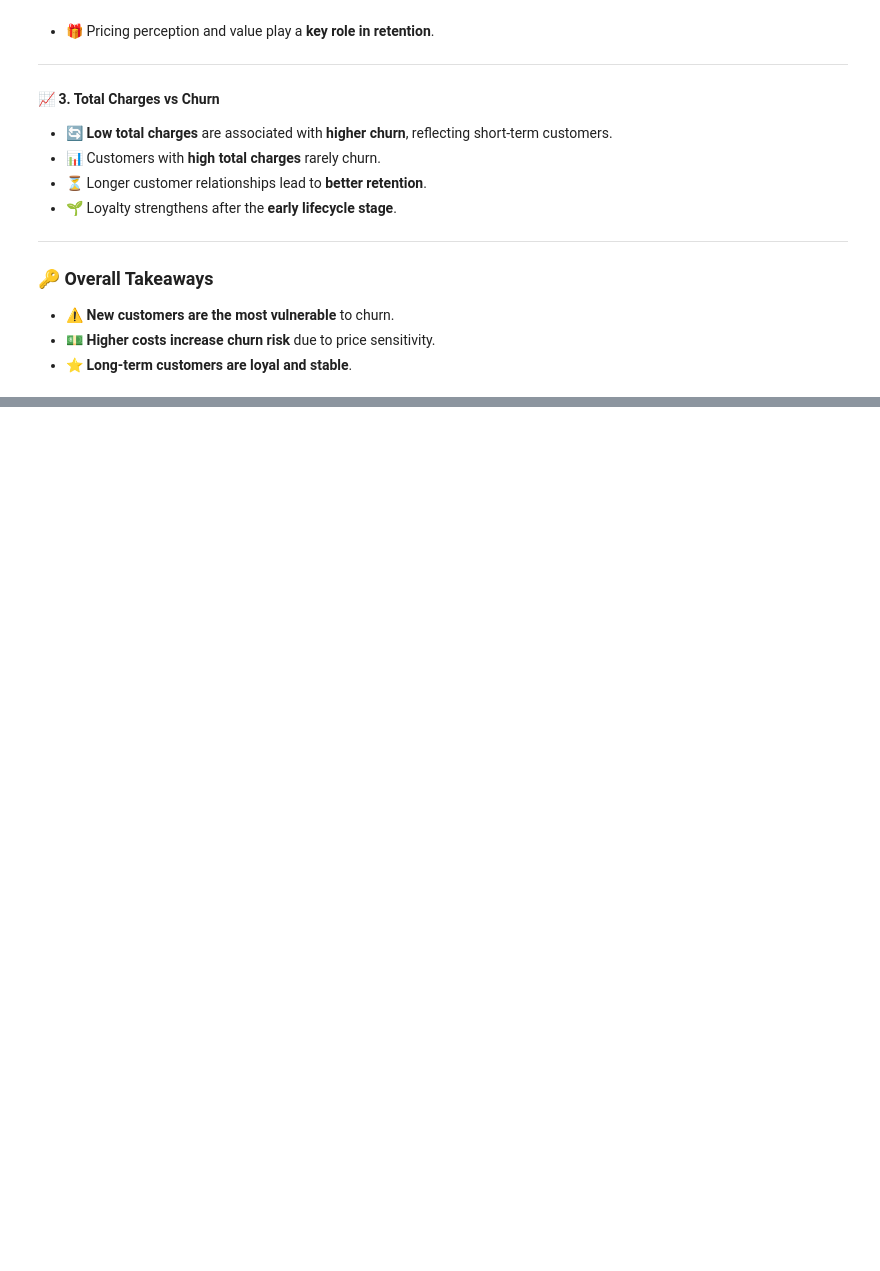
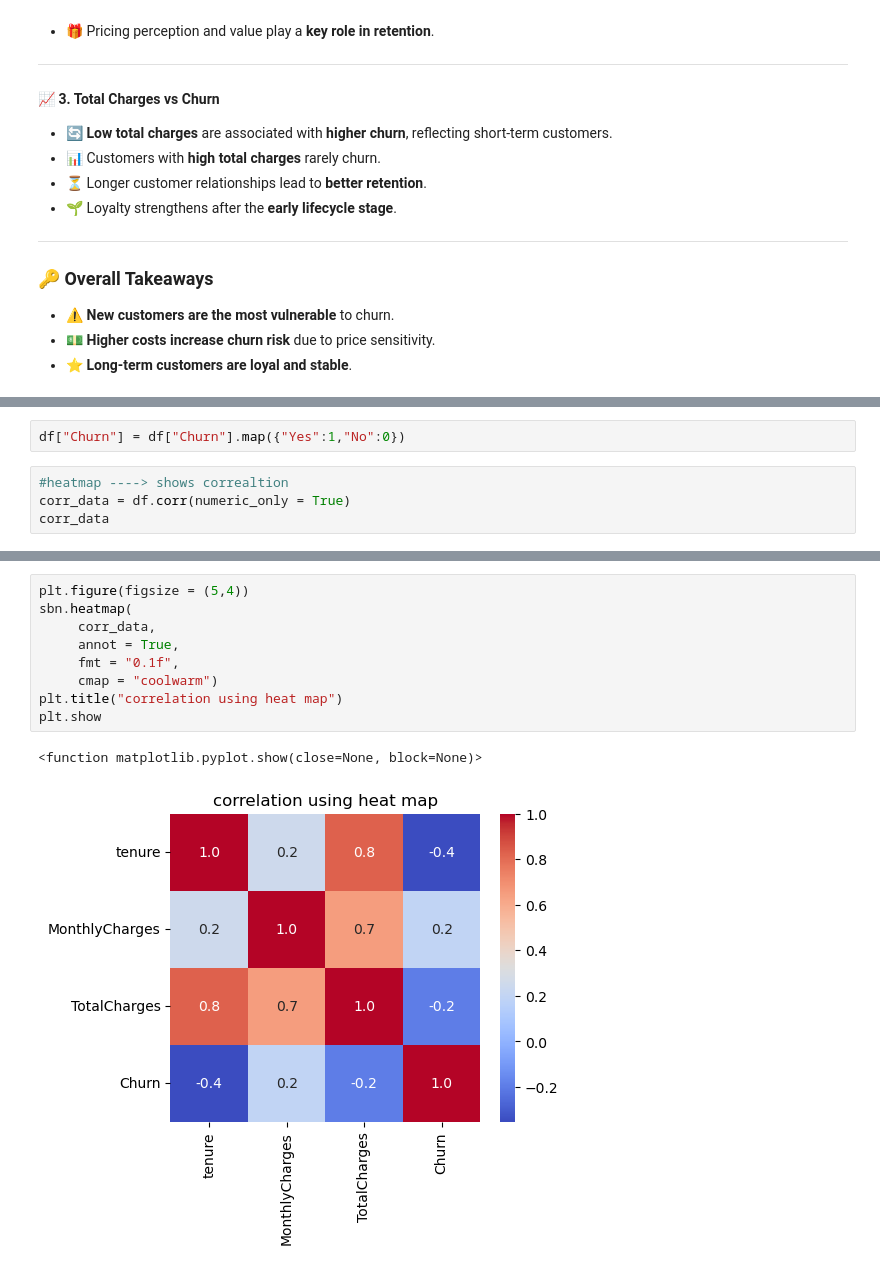
Before and after one commit to Ashna-kerol01/EDA-Project-, a Jupyter notebook: EDAfile1.ipynb, the cells around one changed output, grey strips where cells are left out. Cells and saved outputs as stored; diff of their text form; blank space fills up the shorter version.

Commit message:
Complete Churn Analysis

```diff
--- a/EDAfile1.ipynb
+++ b/EDAfile1.ipynb
@@ -327,0 +348,6 @@ for i in X:
+# %%
+df["Churn"] = df["Churn"].map({"Yes":1,"No":0})
+# %%
+#heatmap ----> shows correaltion
+corr_data = df.corr(numeric_only = True)
+corr_data
@@ -327,0 +360,12 @@ for i in X:
+# %%
+plt.figure(figsize = (5,4))
+sbn.heatmap(
+     corr_data,
+     annot = True,
+     fmt = "0.1f",
+     cmap = "coolwarm")
+plt.title("correlation using heat map")
+plt.show
+# %% [output]
+<function matplotlib.pyplot.show(close=None, block=None)>
+[figure, added]
```
Also changed, not shown: parts of 3 cells of this notebook.
